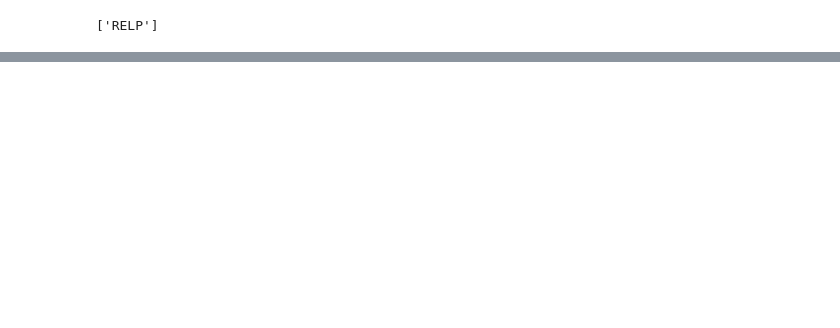
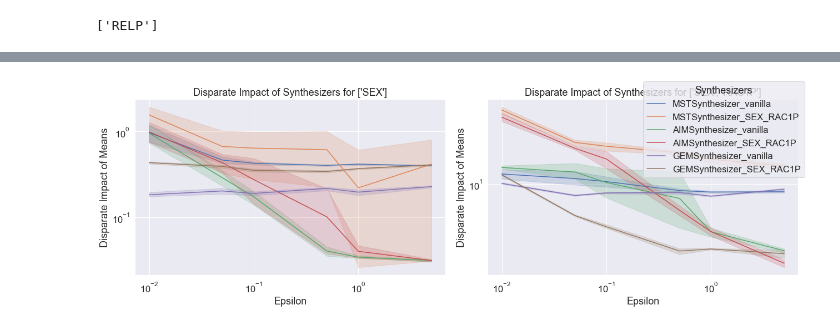
Before and after one commit to lurosenb/stratify_dp, a Jupyter notebook: plots_for_synths.ipynb, the cells around one changed output, grey strips where cells are left out. Saved outputs shown, nothing was run; the diff lists cells and outputs as text; code cells hidden in the pictures; blank space fills up the shorter version.

```diff
--- a/plots_for_synths.ipynb
+++ b/plots_for_synths.ipynb
@@ -128,35 +137,40 @@ plot_performance_synths_subplots(df_for_plotting, overall_accuracy=accuracy_over
 # %%
-def plot_disparate_impact_subplots_strata_only_limited(performance_df, function_name):
+def plot_disparate_impact_subplots_strata_only_limited(performance_df, function_name, di_type="_parity_error"):
     intersectional_groups = ["['SEX']", "['SEX', 'RAC1P']"]
     synth_filters = {
-        "['SEX']": ['AIMSynthesizer_vanilla', 'AIMSynthesizer_SEX',
-                    'MSTSynthesizer_vanilla', 'MSTSynthesizer_SEX'],
-        "['SEX', 'RAC1P']": ['AIMSynthesizer_vanilla', 'AIMSynthesizer_SEX_RAC1P',
-                             'MSTSynthesizer_vanilla', 'MSTSynthesizer_SEX_RAC1P'],
+        "['SEX']": ['MSTSynthesizer_vanilla', 'MSTSynthesizer_SEX',
+                    'AIMSynthesizer_vanilla', 'AIMSynthesizer_SEX',
+                    'GEMSynthesizer_vanilla', 'GEMSynthesizer_SEX'],
+        "['SEX', 'RAC1P']": ['MSTSynthesizer_vanilla', 'MSTSynthesizer_SEX_RAC1P',
+                            'AIMSynthesizer_vanilla', 'AIMSynthesizer_SEX_RAC1P',
+                            'GEMSynthesizer_vanilla', 'GEMSynthesizer_SEX_RAC1P'],
     }
 
-    fig, axes = plt.subplots(nrows=1, ncols=2, figsize=(12, 6))
+    fig, axes = plt.subplots(nrows=1, ncols=2, figsize=(18, 6))
 
     for idx, (group, ax) in enumerate(zip(intersectional_groups, axes)):
         relevant_synths = synth_filters[group]
         filtered_data = performance_df[performance_df['Synthesizer'].isin(relevant_synths)]
 
-        data = filtered_data[['Synthesizer', 'Epsilon', group]]
-        data = data.rename(columns={group: 'Disparate Impact'})
+        data = filtered_data[['Synthesizer', 'Epsilon', group+di_type]]
+        data = data.rename(columns={group+di_type: 'Disparate Impact'})
+        data.reset_index(inplace=True)
         data['Intersectional Group'] = group
         data['Disparate Impact'] = data['Disparate Impact'].apply(lambda x: sum(x[~np.isnan(x)]))
         sns.lineplot(x='Epsilon', y='Disparate Impact', hue='Synthesizer', data=data, ax=ax)
         ax.set_title(f"Disparate Impact of Synthesizers for {group}")
         ax.set_xlabel('Epsilon')
         ax.set_xscale('log')
         ax.set_yscale('log')
         ax.set_ylabel('Disparate Impact of ' + function_name)
         ax.get_legend().remove()
 
     # Create a single legend for the overall figure
     handles, labels = ax.get_legend_handles_labels()
     fig.legend(handles, labels, loc='upper right', bbox_to_anchor=(1, 1), title='Synthesizers')
 
     plt.tight_layout()
     plt.show()
-plot_disparate_impact_subplots_strata_only_limited(performance_df, function_name='Means')
+plot_disparate_impact_subplots_strata_only_limited(all_results, function_name='Means')
+# %% [output]
+[figure, added]
```
Also changed, not shown: parts of 9 cells of this notebook, 5 other files.
